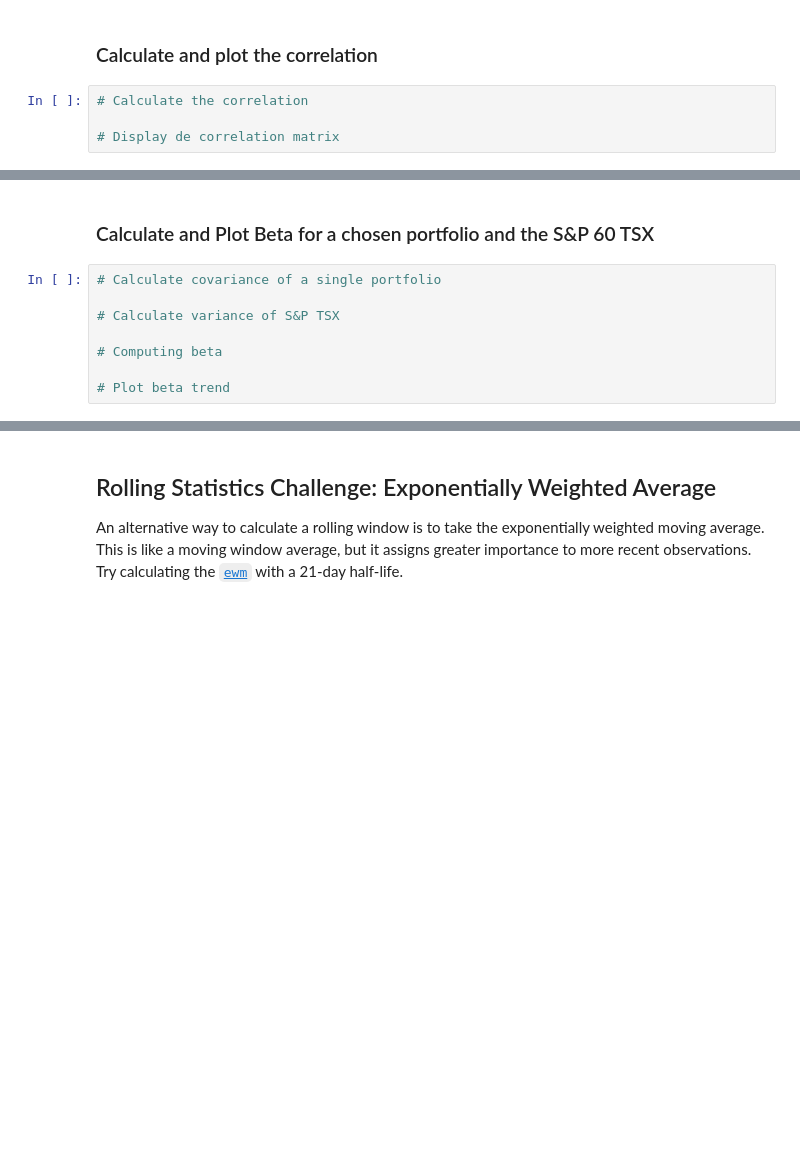
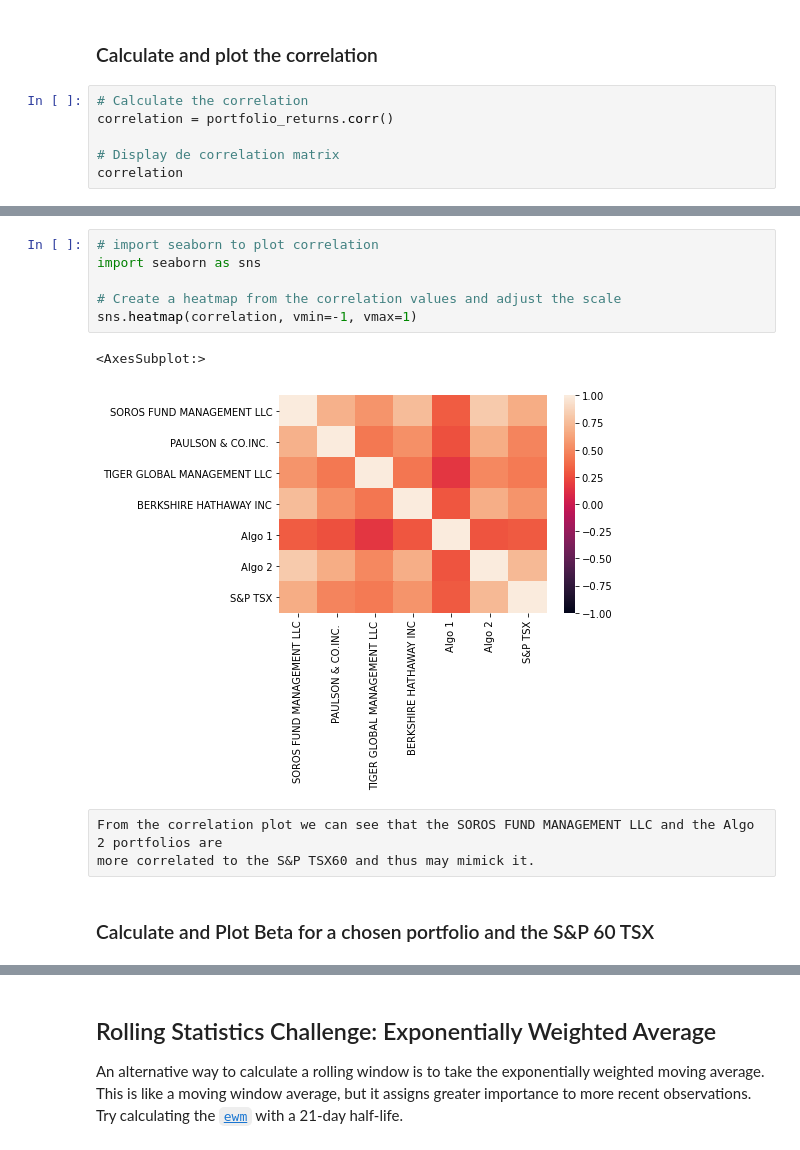
Before and after one commit to brilliantlyc/Portfolios_Analysis, a Jupyter notebook: whale_analysis.ipynb, the cells around one changed output, grey strips where cells are left out. Drawn from its saved outputs; the diff is of its cells as text; blank space fills up the shorter version.

```diff
--- a/whale_analysis.ipynb
+++ b/whale_analysis.ipynb
@@ -351,5 +357,7 @@ Risk changes over time. Analyze the rolling statistics for Risk and Beta.
 ### Calculate and plot the correlation
 # %%
 # Calculate the correlation
+correlation = portfolio_returns.corr()
 
 # Display de correlation matrix
+correlation
@@ -356,10 +373,14 @@ Risk changes over time. Analyze the rolling statistics for Risk and Beta.
+# %%
+# import seaborn to plot correlation
+import seaborn as sns
+
+# Create a heatmap from the correlation values and adjust the scale
+sns.heatmap(correlation, vmin=-1, vmax=1)
+# %% [output]
+<AxesSubplot:>
+[figure, added]
+# %% [raw]
+From the correlation plot we can see that the SOROS FUND MANAGEMENT LLC and the Algo 2 portfolios are
+more correlated to the S&P TSX60 and thus may mimick it.
 # %% [markdown]
 ### Calculate and Plot Beta for a chosen portfolio and the S&P 60 TSX
-# %%
-# Calculate covariance of a single portfolio
-
-# Calculate variance of S&P TSX
-
-# Computing beta
-
-# Plot beta trend
```
Also changed, not shown: parts of 5 cells of this notebook.
